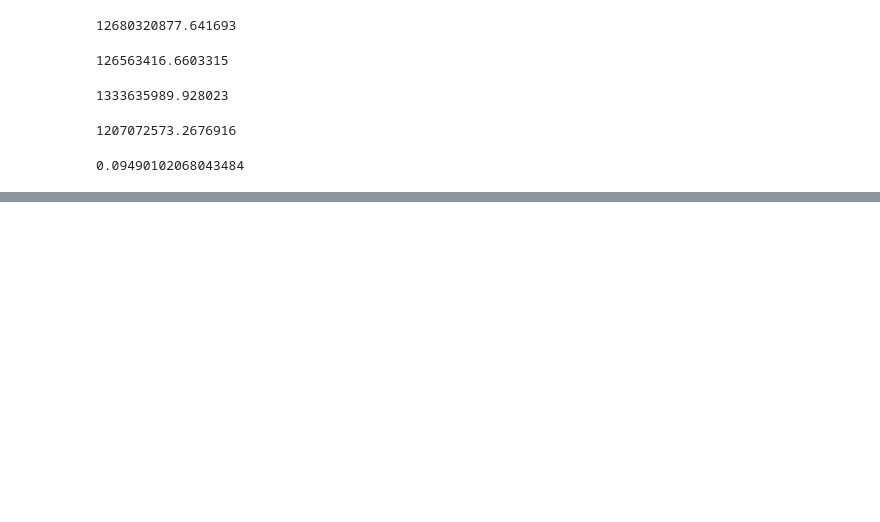
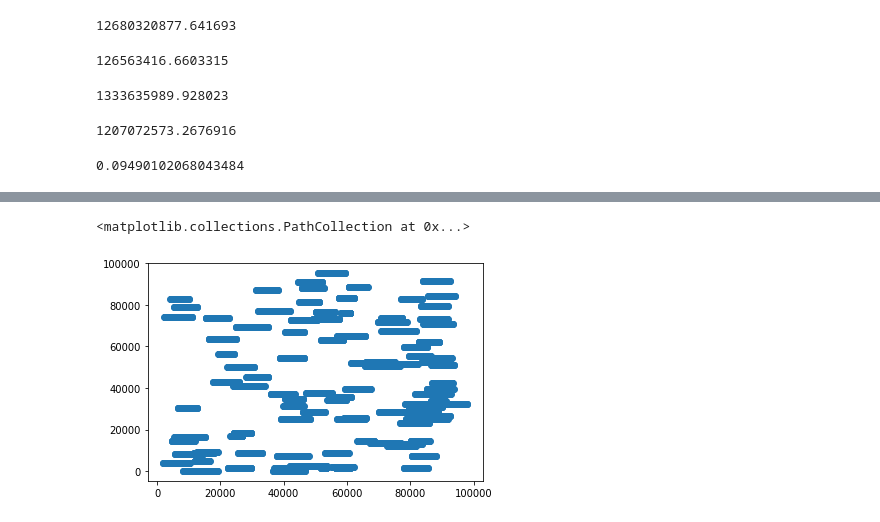
Before and after one commit to fang-helen/Final-Project-FRI, a Jupyter notebook: Final Project FRI.ipynb, the cells around one changed output, grey strips where cells are left out. Saved outputs shown, nothing was run; the diff lists cells and outputs as text; code cells hidden in the pictures; blank space fills up the shorter version.

```diff
--- a/Final Project FRI.ipynb
+++ b/Final Project FRI.ipynb
@@ -173,0 +174,25 @@ plt.scatter(avgOfList(porosity), avgOfList(permeability), c = avgOfList(easting)
+# %%
+df
+eastingAvgs = avgOfList(easting)
+northingAvgs = avgOfList(northing)
+porAvgs = avgOfList(porosity)
+permAvgs = avgOfList(permeability)
+pRAvgs = avgOfList(poissonRatio)
+yMAvgs = avgOfList(youngMod)
+waterSatAvgs = avgOfList(waterSat)
+oilSatAvgs = avgOfList(oilSat)
+thicknessAvgs = avgOfList(thickness)
+proppWtAvgs = avgOfList(proppWt)
+pumpRtAvgs = avgOfList(pumpRt)
+df['average porosity'] = porAvgs
+df['average permeability'] = permAvgs
+df["average poisson's ratio"] = pRAvgs
+df["average young's modulus"] = yMAvgs
+df['average water saturation'] = waterSatAvgs
+df['average oil saturation'] = oilSatAvgs
+df['average thickness'] = thicknessAvgs
+df['average proppant weight'] = proppWtAvgs
+df['average pump rate'] = pumpRtAvgs
+df['average easting'] = eastingAvgs
+df['average northing'] = northingAvgs
+df.columns
@@ -173,0 +238,15 @@ plt.scatter(avgOfList(porosity), avgOfList(permeability), c = avgOfList(easting)
+# %%
+avgNorth = []
+df.drop('average northing', axis = 1, inplace = True)
+for well in northing:
+    avgNorth.append(avgOfList(well))
+df['average northing'] = avgNorth
+avgEast = []
+df.drop('average easting', axis = 1, inplace = True)
+for well in easting:
+    avgEast.append(avgOfList(well))
+df['average easting'] = avgEast
+plt.scatter(easting, northing)
+# %% [output]
+<matplotlib.collections.PathCollection at 0x...>
+[figure, added]
```
Also changed, not shown: parts of 14 cells of this notebook.
